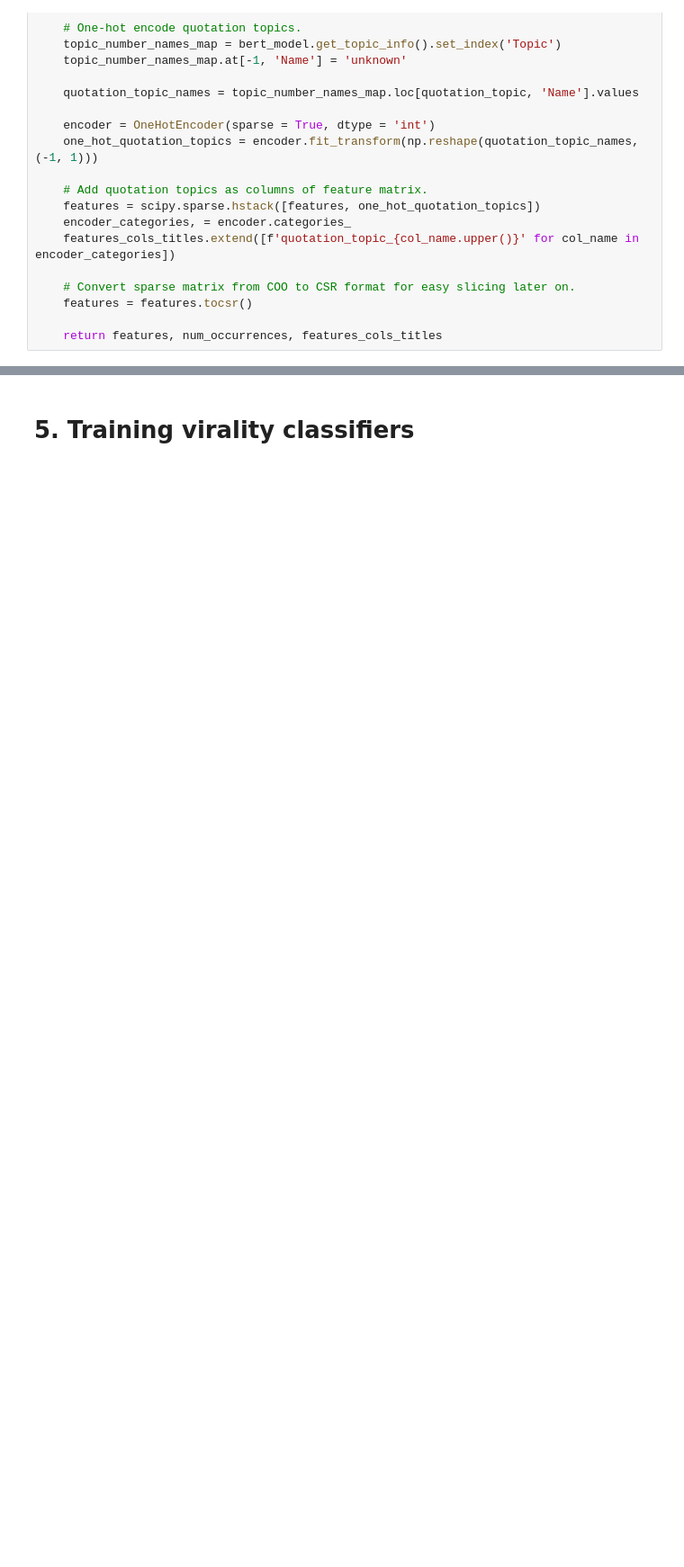
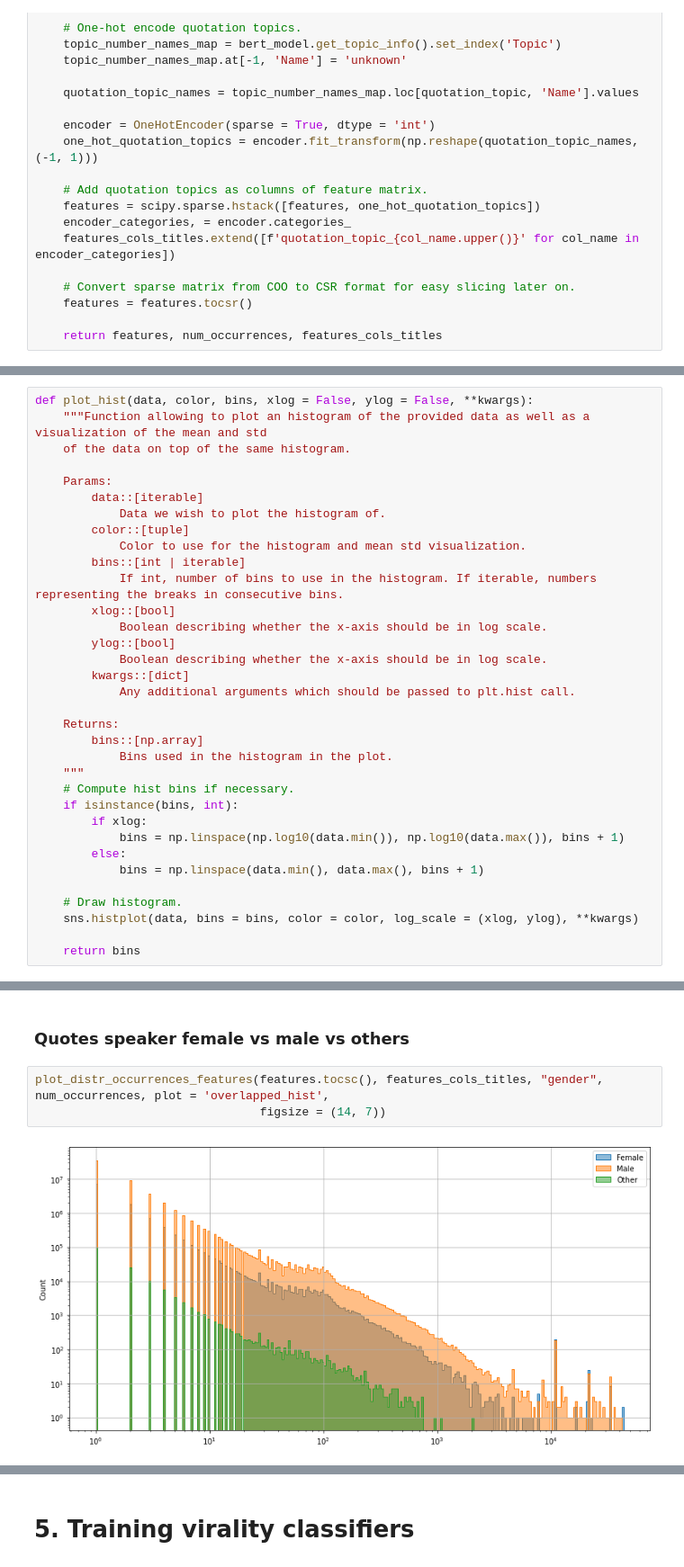
Before and after one commit to epfl-ada/ada-2021-project-cool-group-name, a Jupyter notebook: Project.ipynb, the cells around one changed output, grey strips where cells are left out. Shown at 90% size. Drawn from its saved outputs; the diff is of its cells as text; blank space fills up the shorter version.

```diff
--- a/Project.ipynb
+++ b/Project.ipynb
@@ -874,0 +922,34 @@ In this section, we analyze the relationship between the selected features and t
+# %%
+def plot_hist(data, color, bins, xlog = False, ylog = False, **kwargs):
+    """Function allowing to plot an histogram of the provided data as well as a visualization of the mean and std
+    of the data on top of the same histogram.
+
+    Params:
+        data::[iterable]
+            Data we wish to plot the histogram of.
+        color::[tuple]
+            Color to use for the histogram and mean std visualization.
+        bins::[int | iterable]
+            If int, number of bins to use in the histogram. If iterable, numbers representing the breaks in consecutive bins.
+        xlog::[bool]
+            Boolean describing whether the x-axis should be in log scale.
+        ylog::[bool]
+            Boolean describing whether the x-axis should be in log scale.
+        kwargs::[dict]
+            Any additional arguments which should be passed to plt.hist call.
+
+    Returns:
+        bins::[np.array]
+            Bins used in the histogram in the plot.
+    """
+    # Compute hist bins if necessary.
+    if isinstance(bins, int):
+        if xlog:
+            bins = np.linspace(np.log10(data.min()), np.log10(data.max()), bins + 1)
+        else:
+            bins = np.linspace(data.min(), data.max(), bins + 1)
+
+    # Draw histogram.
+    sns.histplot(data, bins = bins, color = color, log_scale = (xlog, ylog), **kwargs)
+
+    return bins
@@ -874,0 +1100,7 @@ In this section, we analyze the relationship between the selected features and t
+# %% [markdown]
+### Quotes speaker female vs male vs others
+# %%
+plot_distr_occurrences_features(features.tocsc(), features_cols_titles, "gender", num_occurrences, plot = 'overlapped_hist',
+                                figsize = (14, 7))
+# %% [output]
+[figure, added]
```
Also changed, not shown: parts of 25 cells of this notebook.
